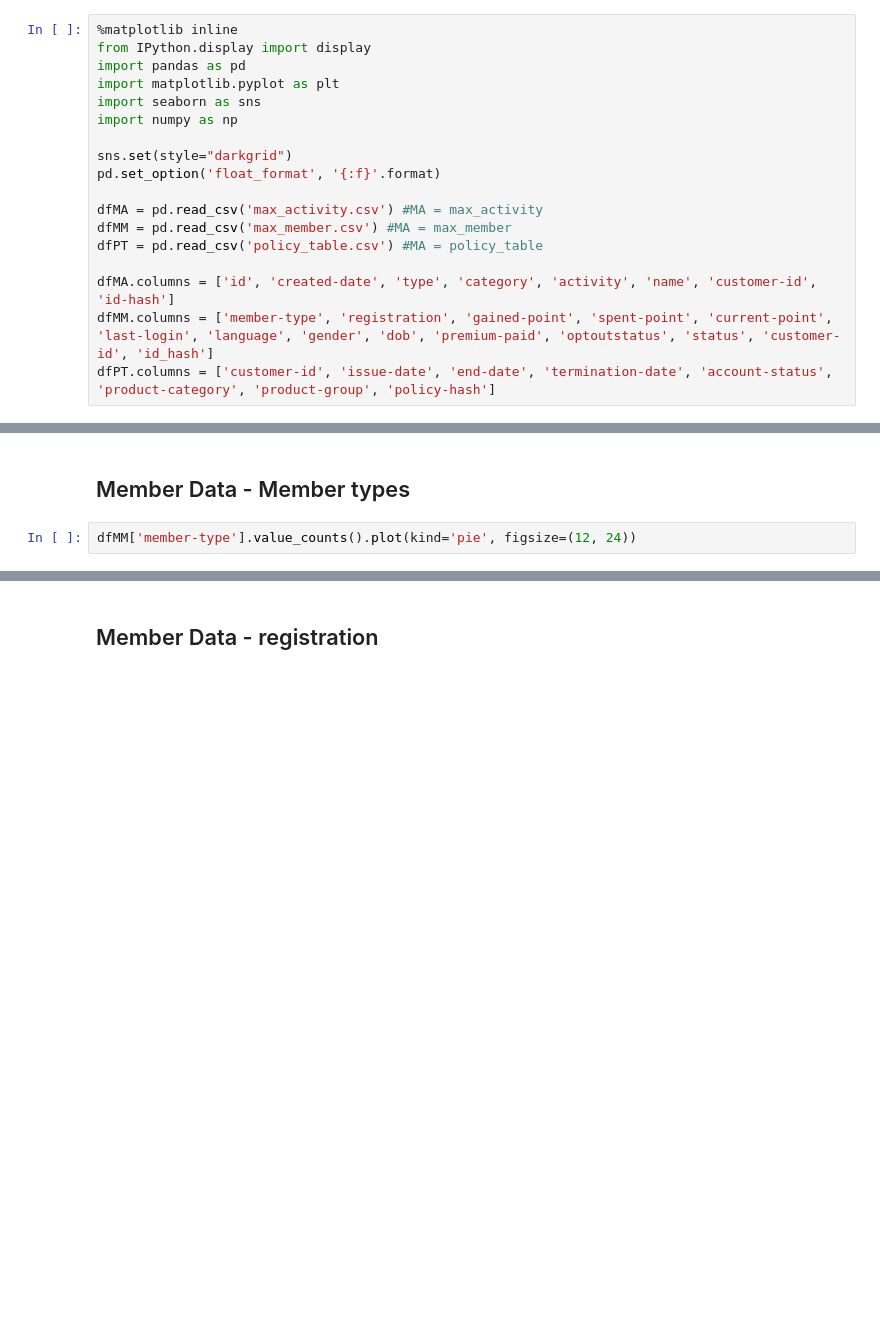
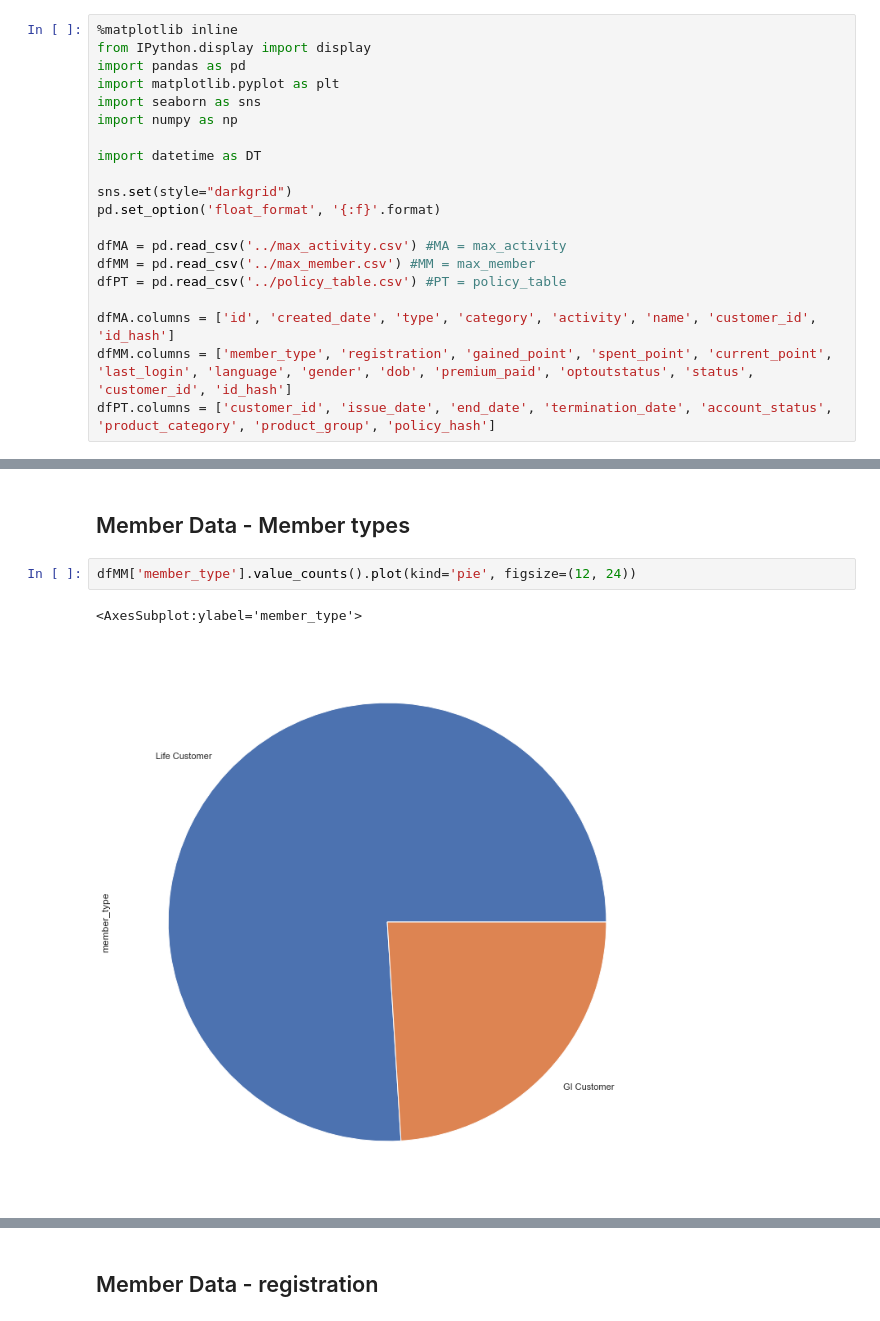
Before and after one commit to AlecLimZ/FWD-Data-Hackathon-2022-Sept, a Jupyter notebook: FWD_DATAHACK2022.ipynb, the cells around one changed output, grey strips where cells are left out. Cells and saved outputs as stored; diff of their text form; blank space fills up the shorter version.

```diff
--- a/FWD_DATAHACK2022.ipynb
+++ b/FWD_DATAHACK2022.ipynb
@@ -6,16 +6,18 @@ import matplotlib.pyplot as plt
 import seaborn as sns
 import numpy as np
 
+import datetime as DT
+
 sns.set(style="darkgrid")
 pd.set_option('float_format', '{:f}'.format)
 
-dfMA = pd.read_csv('max_activity.csv') #MA = max_activity
-dfMM = pd.read_csv('max_member.csv') #MA = max_member
-dfPT = pd.read_csv('policy_table.csv') #MA = policy_table
+dfMA = pd.read_csv('../max_activity.csv') #MA = max_activity
+dfMM = pd.read_csv('../max_member.csv') #MM = max_member
+dfPT = pd.read_csv('../policy_table.csv') #PT = policy_table
 
-dfMA.columns = ['id', 'created-date', 'type', 'category', 'activity', 'name', 'customer-id', 'id-hash']
-dfMM.columns = ['member-type', 'registration', 'gained-point', 'spent-point', 'current-point', 'last-login', 'language', 'gender', 'dob', 'premium-paid', 'optoutstatus', 'status', 'customer-id', 'id_hash']
-dfPT.columns = ['customer-id', 'issue-date', 'end-date', 'termination-date', 'account-status', 'product-category', 'product-group', 'policy-hash']
+dfMA.columns = ['id', 'created_date', 'type', 'category', 'activity', 'name', 'customer_id', 'id_hash']
+dfMM.columns = ['member_type', 'registration', 'gained_point', 'spent_point', 'current_point', 'last_login', 'language', 'gender', 'dob', 'premium_paid', 'optoutstatus', 'status', 'customer_id', 'id_hash']
+dfPT.columns = ['customer_id', 'issue_date', 'end_date', 'termination_date', 'account_status', 'product_category', 'product_group', 'policy_hash']
 # %% [markdown]
 ## Display top table of 3 in order: activity, member & policy
 # %%
@@ -72,5 +269,8 @@ display(dfMM['status'].value_counts()) # 8 status types
 # %% [markdown]
 ## Member Data - Member types
 # %%
-dfMM['member-type'].value_counts().plot(kind='pie', figsize=(12, 24))
+dfMM['member_type'].value_counts().plot(kind='pie', figsize=(12, 24))
+# %% [output]
+<AxesSubplot:ylabel='member_type'>
+[figure, added]
 # %%
```
Also changed, not shown: parts of 59 cells of this notebook.
